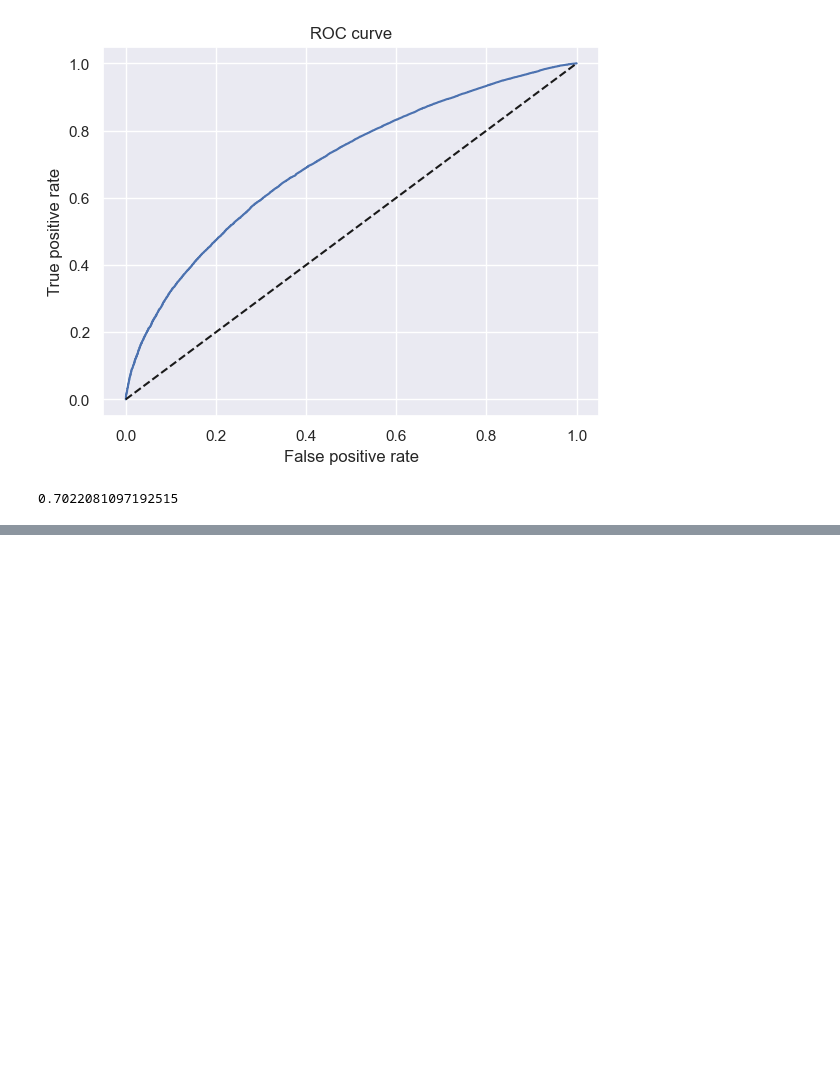
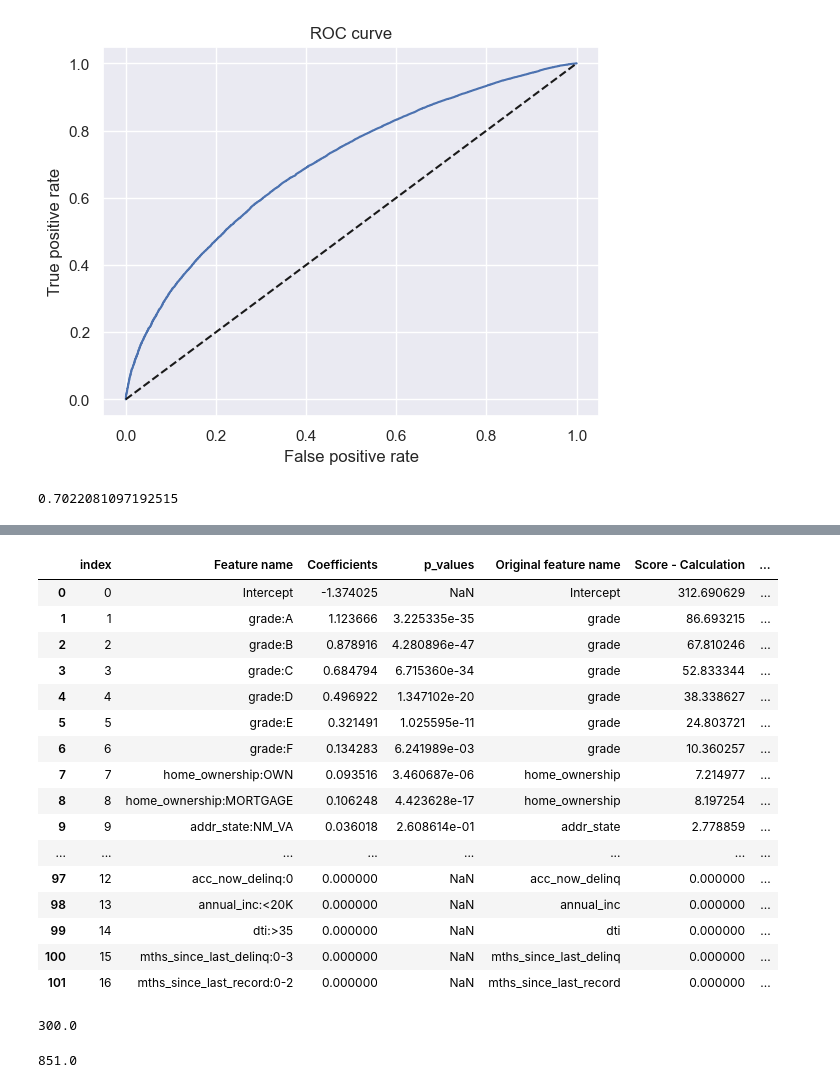
Before and after one commit to Lucas-Okamura/credit-risk-modelling, a Jupyter notebook: notebooks/pd_model.ipynb, the cells around one changed output, grey strips where cells are left out. Saved outputs shown, nothing was run; the diff lists cells and outputs as text; code cells hidden in the pictures; blank space fills up the shorter version.

```diff
--- a/notebooks/pd_model.ipynb
+++ b/notebooks/pd_model.ipynb
@@ -866,0 +1158,5 @@ AUCROC
+# %%
+min_sum_coef = df_scorecard.groupby('Original feature name')['Coefficients'].min().sum()
+# Up to the 'min()' method everything is the same as in te line above.
+# Then, we aggregate further and sum all the minimum values.
+min_sum_coef
@@ -866,0 +1190,5 @@ AUCROC
+# %%
+max_sum_coef = df_scorecard.groupby('Original feature name')['Coefficients'].max().sum()
+# Up to the 'min()' method everything is the same as in te line above.
+# Then, we aggregate further and sum all the maximum values.
+max_sum_coef
@@ -866,0 +1197,5 @@ AUCROC
+# %%
+df_scorecard['Score - Calculation'] = df_scorecard['Coefficients'] * (max_score - min_score) / (max_sum_coef - min_sum_coef)
+# We multiply the value of the 'Coefficients' column by the ration of the differences between
+# maximum score and minimum score and maximum sum of coefficients and minimum sum of cefficients.
+df_scorecard
@@ -866,0 +1220,7 @@ AUCROC
+# %%
+df_scorecard['Score - Calculation'][0] = ((df_scorecard['Coefficients'][0] - min_sum_coef) / (max_sum_coef - min_sum_coef)) * (max_score - min_score) + min_score
+# We divide the difference of the value of the 'Coefficients' column and the minimum sum of coefficients by
+# the difference of the maximum sum of coefficients and the minimum sum of coefficients.
+# Then, we multiply that by the difference between the maximum score and the minimum score.
+# Then, we add minimum score.
+df_scorecard
@@ -866,0 +1249,38 @@ AUCROC
+# %%
+df_scorecard['Score - Preliminary'] = df_scorecard['Score - Calculation'].round()
+# We round the values of the 'Score - Calculation' column.
+df_scorecard
+# %% [output]
+|  | index | Feature name | Coefficients | p_values | Original feature name | Score - Calculation | ... |
+| 0 | 0 | Intercept | -1.374025 | NaN | Intercept | 312.690629 | ... |
+| 1 | 1 | grade:A | 1.123666 | 3.225335e-35 | grade | 86.693215 | ... |
+| 2 | 2 | grade:B | 0.878916 | 4.280896e-47 | grade | 67.810246 | ... |
+| 3 | 3 | grade:C | 0.684794 | 6.715360e-34 | grade | 52.833344 | ... |
+| 4 | 4 | grade:D | 0.496922 | 1.347102e-20 | grade | 38.338627 | ... |
+| 5 | 5 | grade:E | 0.321491 | 1.025595e-11 | grade | 24.803721 | ... |
+| 6 | 6 | grade:F | 0.134283 | 6.241989e-03 | grade | 10.360257 | ... |
+| 7 | 7 | home_ownership:OWN | 0.093516 | 3.460687e-06 | home_ownership | 7.214977 | ... |
+| 8 | 8 | home_ownership:MORTGAGE | 0.106248 | 4.423628e-17 | home_ownership | 8.197254 | ... |
+| 9 | 9 | addr_state:NM_VA | 0.036018 | 2.608614e-01 | addr_state | 2.778859 | ... |
+| ... | ... | ... | ... | ... | ... | ... | ... |
+| 97 | 12 | acc_now_delinq:0 | 0.000000 | NaN | acc_now_delinq | 0.000000 | ... |
+| 98 | 13 | annual_inc:<20K | 0.000000 | NaN | annual_inc | 0.000000 | ... |
+| 99 | 14 | dti:>35 | 0.000000 | NaN | dti | 0.000000 | ... |
+| 100 | 15 | mths_since_last_delinq:0-3 | 0.000000 | NaN | mths_since_last_delinq | 0.000000 | ... |
+| 101 | 16 | mths_since_last_record:0-2 | 0.000000 | NaN | mths_since_last_record | 0.000000 | ... |
+# %%
+min_sum_score_prel = df_scorecard.groupby('Original feature name')['Score - Preliminary'].min().sum()
+# Groups the data by the values of the 'Original feature name' column.
+# Aggregates the data in the 'Coefficients' column, calculating their minimum.
+# Sums all minimum values.
+min_sum_score_prel
+# %% [output]
+300.0
+# %%
+max_sum_score_prel = df_scorecard.groupby('Original feature name')['Score - Preliminary'].max().sum()
+# Groups the data by the values of the 'Original feature name' column.
+# Aggregates the data in the 'Coefficients' column, calculating their maximum.
+# Sums all maximum values.
+max_sum_score_prel
+# %% [output]
+851.0
```
Also changed, not shown: parts of 84 cells of this notebook.
